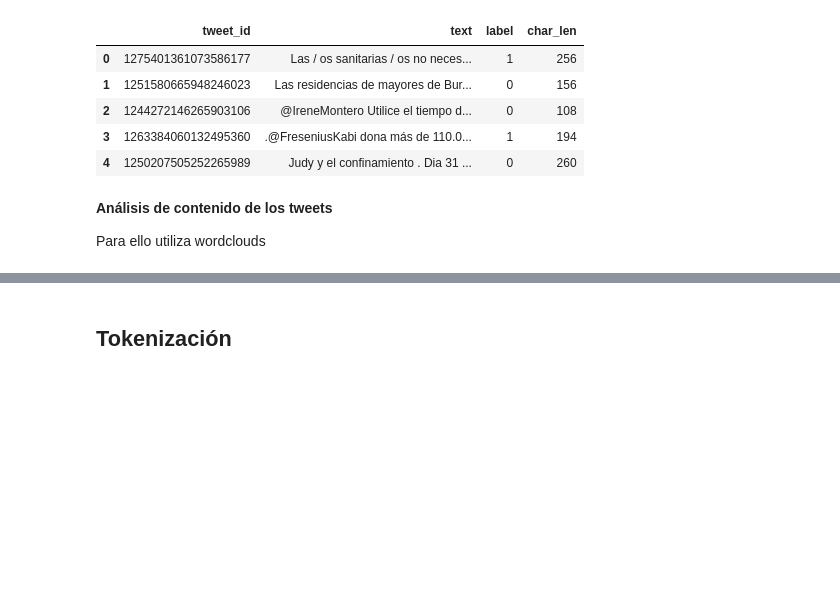
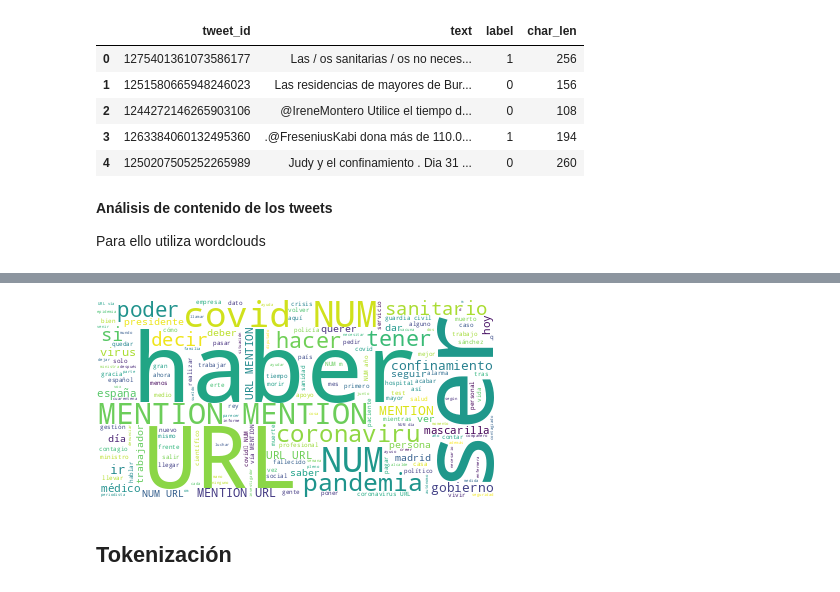
Before and after one commit to Fabio2394/text_mining, a Jupyter notebook: Ejercicio1_clasificacion_alumno.ipynb, the cells around one changed output, grey strips where cells are left out. Saved outputs shown, nothing was run; the diff lists cells and outputs as text; code cells hidden in the pictures; blank space fills up the shorter version.

```diff
--- a/Ejercicio1_clasificacion_alumno.ipynb
+++ b/Ejercicio1_clasificacion_alumno.ipynb
@@ -258,3 +370,10 @@ wordcloud.to_image()
+# %%
+# Label 1
+wordcloud.generate(txt_cat1)
+
+wordcloud.to_image()
+# %% [output]
+[figure, added]
 # %% [markdown]
 ## Tokenización
 # %% [markdown]
```
Also changed, not shown: parts of 21 cells of this notebook.
